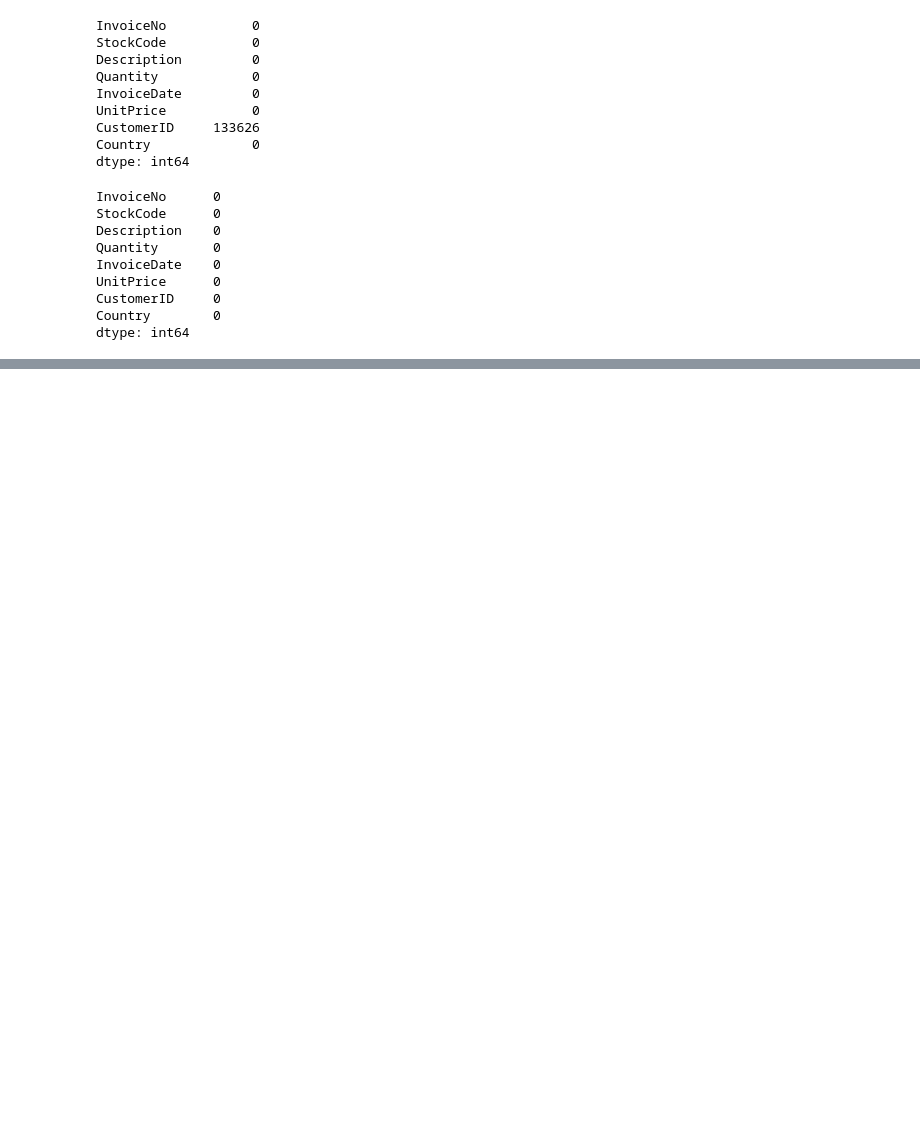
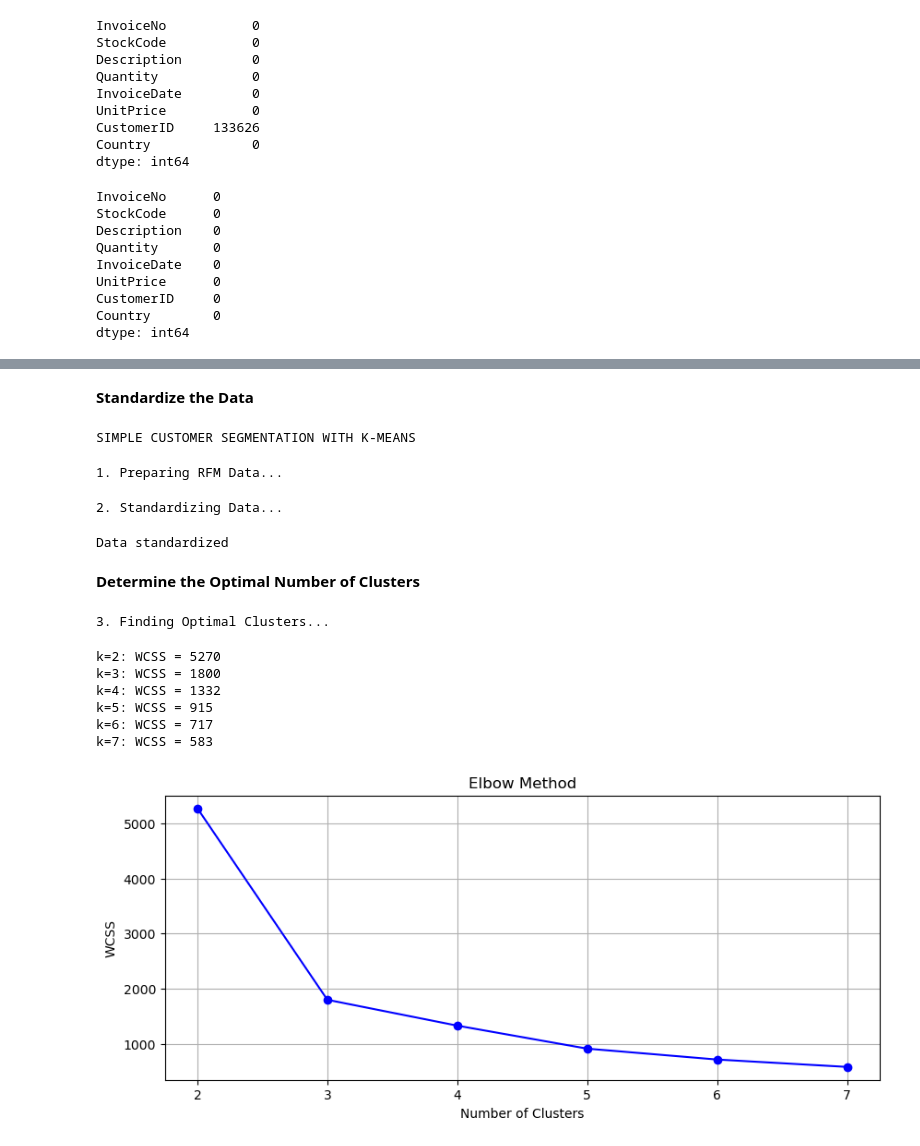
Before and after one commit to Jenithaevanshi/Snapdeal_final_project, a Jupyter notebook: online retail_Jenitha.ipynb, the cells around one changed output, grey strips where cells are left out. Drawn from its saved outputs; the diff is of its cells as text; code cells hidden in the pictures; blank space fills up the shorter version.

```diff
--- a/online retail_Jenitha.ipynb
+++ b/online retail_Jenitha.ipynb
@@ -168,0 +296,15 @@ Online_Retail['CustomerID'] = Online_Retail['CustomerID'].astype(str)
+# %%
+# Calculate RFM for each customer
+rfm = Online_Retail.groupby('CustomerID').agg({
+        'InvoiceDate': lambda x: (analysis_date - x.max()).days,  # Recency
+        'InvoiceNo': 'nunique',                                   # Frequency
+        'Amount': 'sum'                                      # Monetary
+    }).reset_index()
+
+# Rename columns
+rfm.columns = ['CustomerID', 'Recency', 'Frequency', 'Monetary']
+print(f" RFM calculated for {len(rfm)} customers")
+
+# Display RFM statistics
+print("\nRFM Statistics:")
+print(rfm.describe())
@@ -220,0 +419,62 @@ Online_Retail.head()
+# %% [markdown]
+**Standardize the Data**
+# %%
+# ========== SIMPLE K-MEANS CLUSTERING ==========
+
+print("SIMPLE CUSTOMER SEGMENTATION WITH K-MEANS")
+# %% [output]
+SIMPLE CUSTOMER SEGMENTATION WITH K-MEANS
+# %%
+# Prepare RFM Data
+print("\n1. Preparing RFM Data...")
+# %% [output]
+1. Preparing RFM Data...
+# %%
+# Use the RFM data we already created
+rfm_features = ['Recency', 'Frequency', 'Monetary']
+X = rfm[rfm_features].copy()
+# %%
+# ========== STEP 2: Standardize Data ==========
+print("\n2. Standardizing Data...")
+# %% [output]
+2. Standardizing Data...
+# %%
+# Standardize and cluster (this works with mixed numerical + boolean)
+scaler = StandardScaler()
+X_scaled = scaler.fit_transform(X)
+print("Data standardized")
+# %% [output]
+Data standardized
+# %% [markdown]
+**Determine the Optimal Number of Clusters**
+# %%
+#  Find Best Number of Clusters
+print("\n3. Finding Optimal Clusters...")
+# %% [output]
+3. Finding Optimal Clusters...
+# %%
+# Simple elbow method
+wcss = []
+for k in range(2, 8):
+    kmeans = KMeans(n_clusters=k, random_state=42, n_init=10)
+    kmeans.fit(X_scaled)
+    wcss.append(kmeans.inertia_)
+    print(f"k={k}: WCSS = {kmeans.inertia_:.0f}")
+# %% [output]
+k=2: WCSS = 5270
+k=3: WCSS = 1800
+k=4: WCSS = 1332
+k=5: WCSS = 915
+k=6: WCSS = 717
+k=7: WCSS = 583
+# %%
+# Plot elbow curve
+plt.figure(figsize=(10, 4))
+plt.plot(range(2, 8), wcss, 'bo-')
+plt.xlabel('Number of Clusters')
+plt.ylabel('WCSS')
+plt.title('Elbow Method')
+plt.grid(True)
+plt.show()
+# %% [output]
+[figure, added]
```
Also changed, not shown: parts of 61 cells of this notebook.
